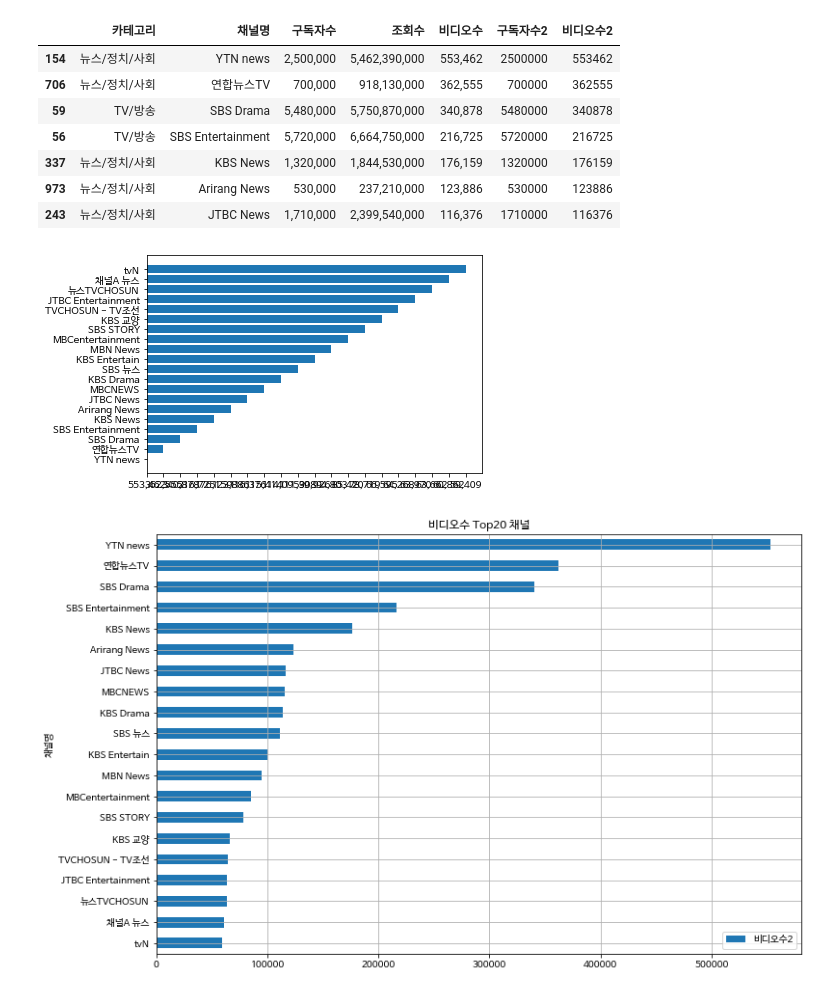
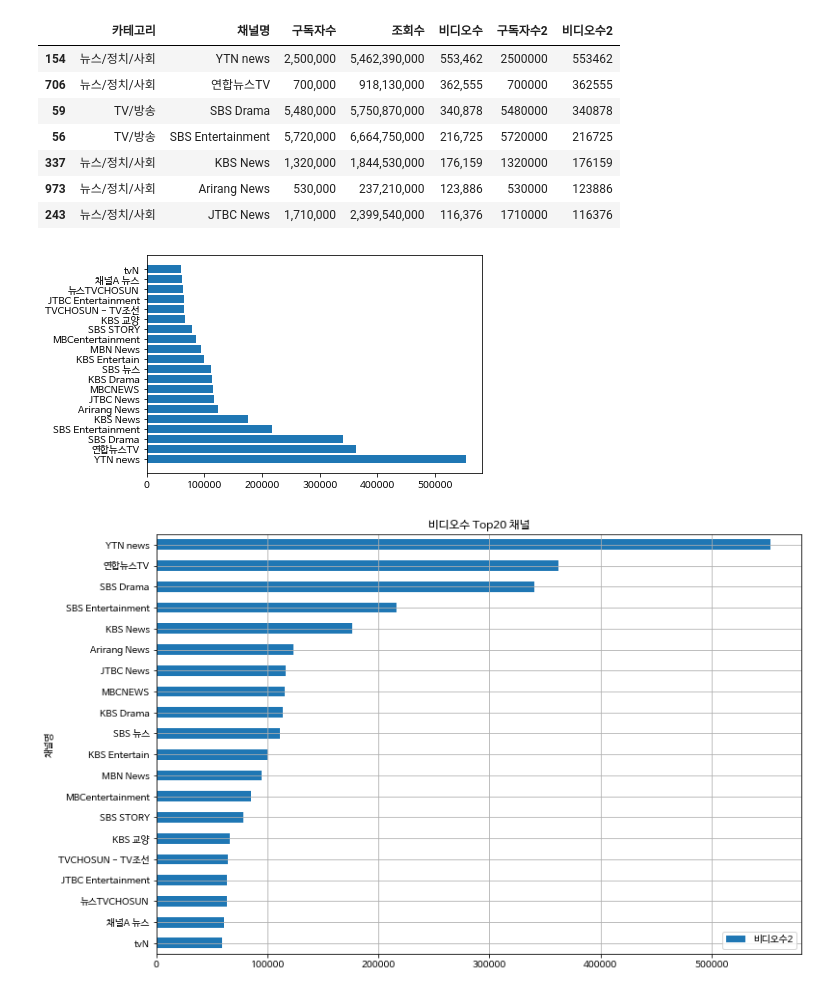
Before and after one commit to shinjaehoeh/DataAnalysis, a Jupyter notebook: 05.web/07_유튜브_랭킹_시각화.ipynb, the cells around one changed output. Saved outputs shown, nothing was run; the diff lists cells and outputs as text; code cells hidden in the pictures.

```diff
--- a/05.web/07_유튜브_랭킹_시각화.ipynb
+++ b/05.web/07_유튜브_랭킹_시각화.ipynb
@@ -65,10 +65,10 @@ df.sort_values(by='비디오수2', ascending=False).head(7)
 # %%
 df2 = df.sort_values(by='비디오수2', ascending=False).head(20)
 
-plt.barh(df2['채널명'], df2['비디오수'])
+plt.barh(df2['채널명'], df2['비디오수2'])
 plt.show()
 # %% [output]
-[figure, old version]
+[figure, new version]
 # %%
 df2 = df[['채널명', '비디오수2']].sort_values(by='비디오수2', ascending=False)
 df2.set_index('채널명', inplace=True)
```
Also changed, not shown: 11 other files.
